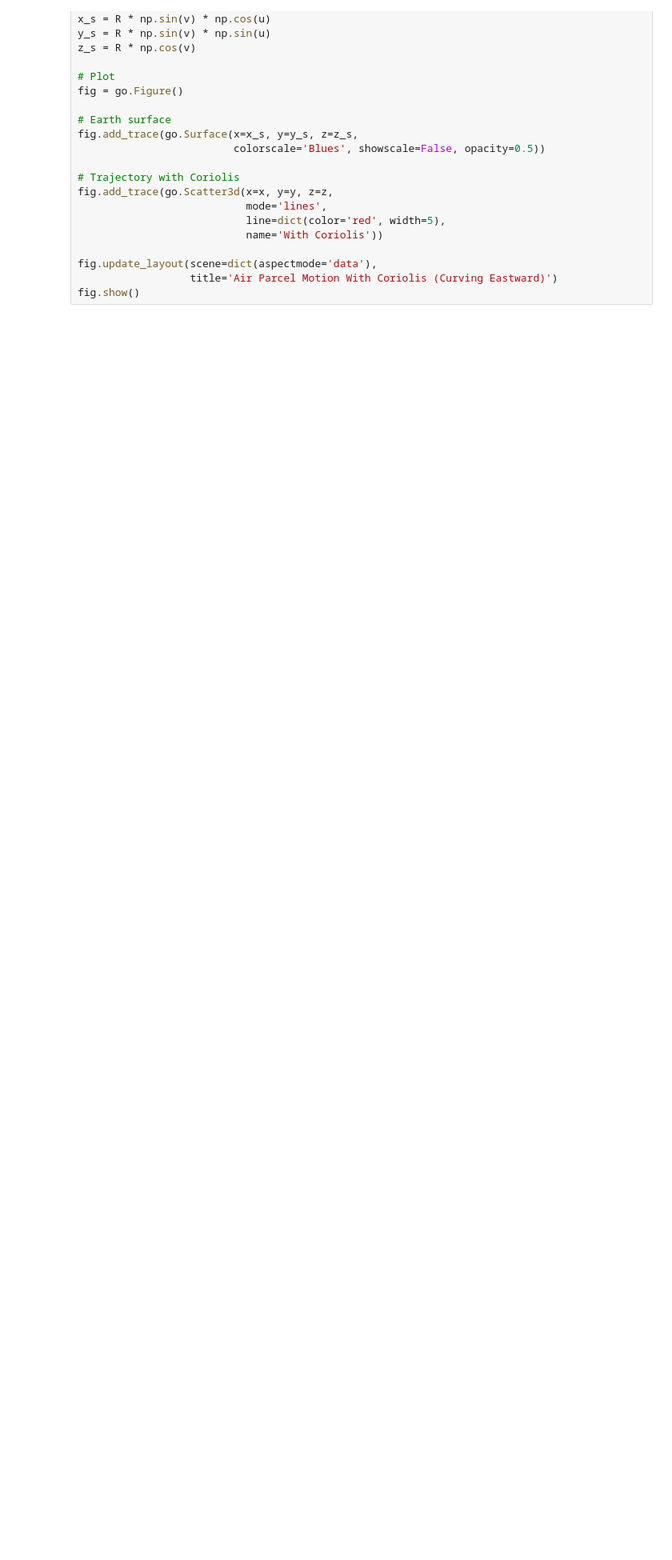
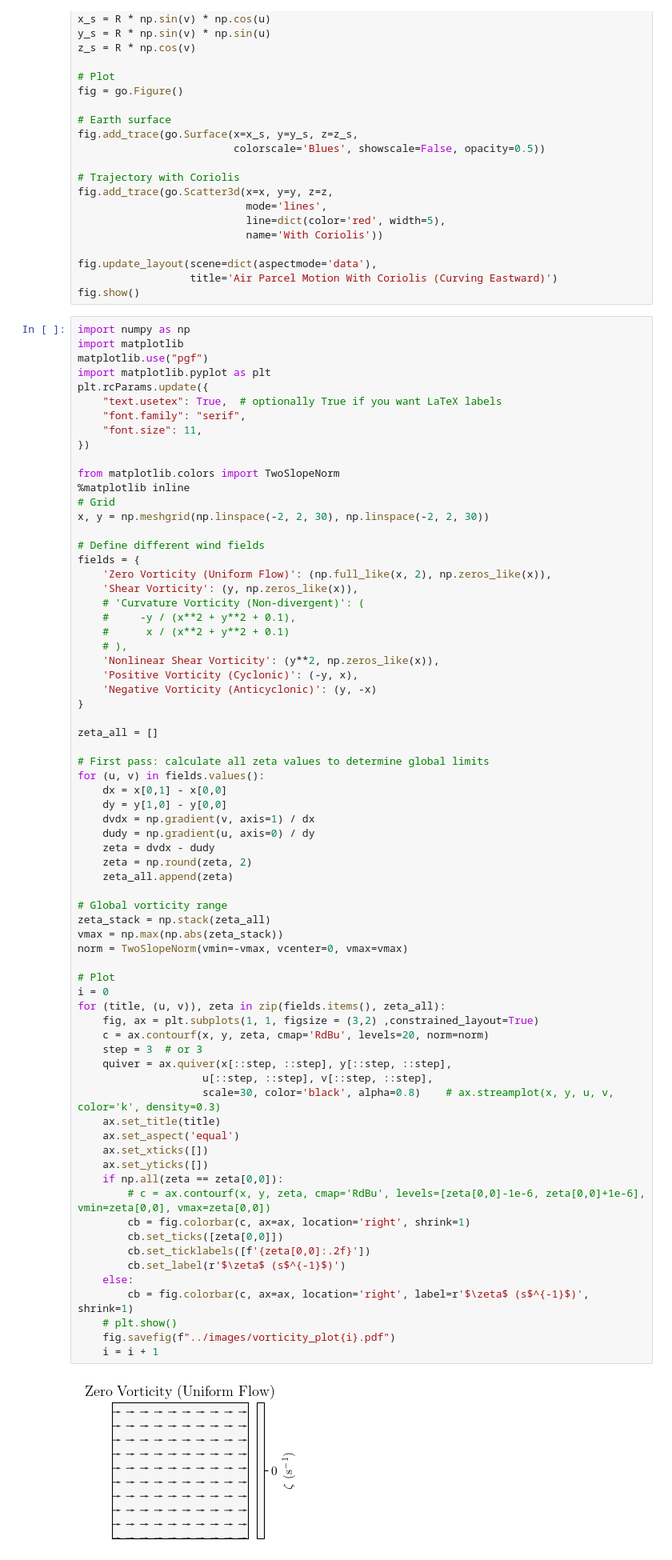
Before and after one commit to Rafayellow988/SeminarFelder, a Jupyter notebook: buch/papers/rossby/src/testing.ipynb, the cells around one changed output. Shown at 80% size. Cells and saved outputs as stored; diff of their text form; blank space fills up the shorter version.

```diff
--- a/buch/papers/rossby/src/testing.ipynb
+++ b/buch/papers/rossby/src/testing.ipynb
@@ -230,3 +230,75 @@ fig.add_trace(go.Scatter3d(x=x, y=y, z=z,
 fig.update_layout(scene=dict(aspectmode='data'),
                   title='Air Parcel Motion With Coriolis (Curving Eastward)')
 fig.show()
+# %%
+import numpy as np
+import matplotlib
+matplotlib.use("pgf")
+import matplotlib.pyplot as plt
+plt.rcParams.update({
+    "text.usetex": True,  # optionally True if you want LaTeX labels
+    "font.family": "serif",
+    "font.size": 11,
+})
+
+from matplotlib.colors import TwoSlopeNorm
+%matplotlib inline
+# Grid
+x, y = np.meshgrid(np.linspace(-2, 2, 30), np.linspace(-2, 2, 30))
+
+# Define different wind fields
+fields = {
+    'Zero Vorticity (Uniform Flow)': (np.full_like(x, 2), np.zeros_like(x)),
+    'Shear Vorticity': (y, np.zeros_like(x)),
+    # 'Curvature Vorticity (Non-divergent)': (
+    #     -y / (x**2 + y**2 + 0.1),
+    #      x / (x**2 + y**2 + 0.1)
+    # ),
+    'Nonlinear Shear Vorticity': (y**2, np.zeros_like(x)),
+    'Positive Vorticity (Cyclonic)': (-y, x),
+    'Negative Vorticity (Anticyclonic)': (y, -x)
+}
+
+zeta_all = []
+
+# First pass: calculate all zeta values to determine global limits
+for (u, v) in fields.values():
+    dx = x[0,1] - x[0,0]
+    dy = y[1,0] - y[0,0]
+    dvdx = np.gradient(v, axis=1) / dx
+    dudy = np.gradient(u, axis=0) / dy
+    zeta = dvdx - dudy
+    zeta = np.round(zeta, 2)
+    zeta_all.append(zeta)
+
+# Global vorticity range
+zeta_stack = np.stack(zeta_all)
+vmax = np.max(np.abs(zeta_stack))
+norm = TwoSlopeNorm(vmin=-vmax, vcenter=0, vmax=vmax)
+
+# Plot
+i = 0
+for (title, (u, v)), zeta in zip(fields.items(), zeta_all):
+    fig, ax = plt.subplots(1, 1, figsize = (3,2) ,constrained_layout=True)
+    c = ax.contourf(x, y, zeta, cmap='RdBu', levels=20, norm=norm)
+    step = 3  # or 3
+    quiver = ax.quiver(x[::step, ::step], y[::step, ::step],
+                    u[::step, ::step], v[::step, ::step],
+                    scale=30, color='black', alpha=0.8)    # ax.streamplot(x, y, u, v, color='k', density=0.3)
+    ax.set_title(title)
+    ax.set_aspect('equal')
+    ax.set_xticks([])
+    ax.set_yticks([])
+    if np.all(zeta == zeta[0,0]):
+        # c = ax.contourf(x, y, zeta, cmap='RdBu', levels=[zeta[0,0]-1e-6, zeta[0,0]+1e-6], vmin=zeta[0,0], vmax=zeta[0,0])
+        cb = fig.colorbar(c, ax=ax, location='right', shrink=1)
+        cb.set_ticks([zeta[0,0]])
+        cb.set_ticklabels([f'{zeta[0,0]:.2f}'])
+        cb.set_label(r'$\zeta$ (s$^{-1}$)')
+    else:
+        cb = fig.colorbar(c, ax=ax, location='right', label=r'$\zeta$ (s$^{-1}$)', shrink=1)
+    # plt.show()
+    fig.savefig(f"../images/vorticity_plot{i}.pdf")
+    i = i + 1
+# %% [output]
+[figure, added]
```
Also changed, not shown: parts of 16 cells of this notebook, 10 other files.
